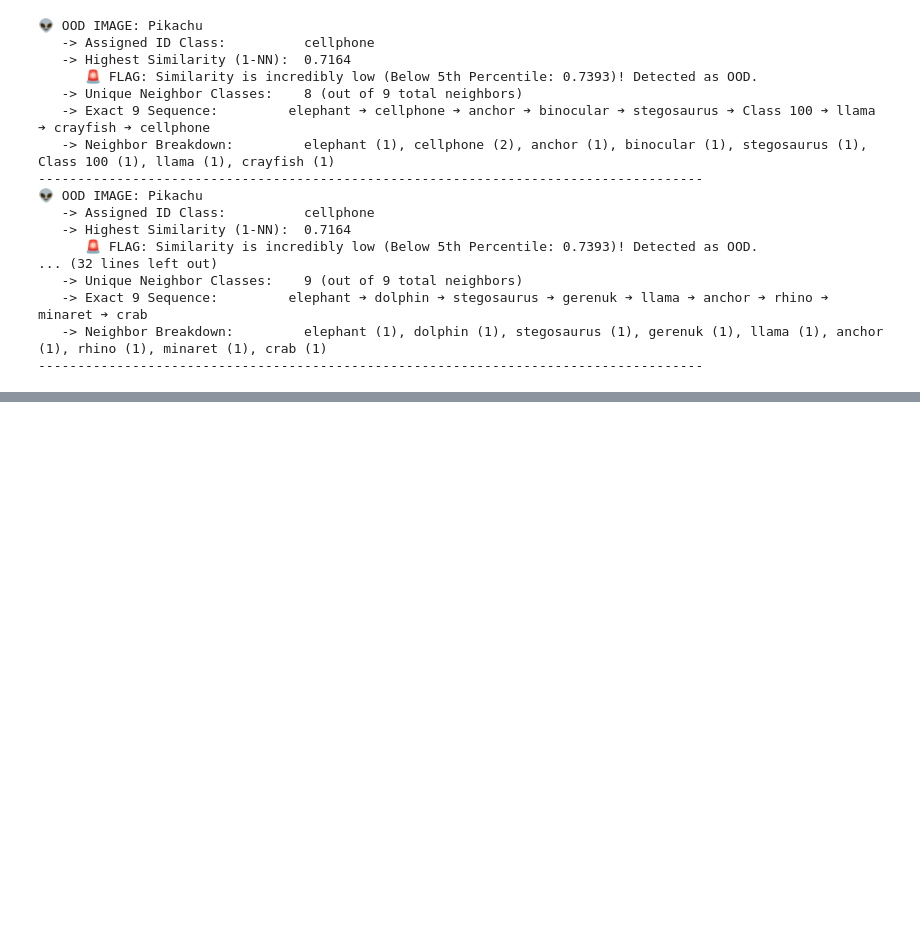
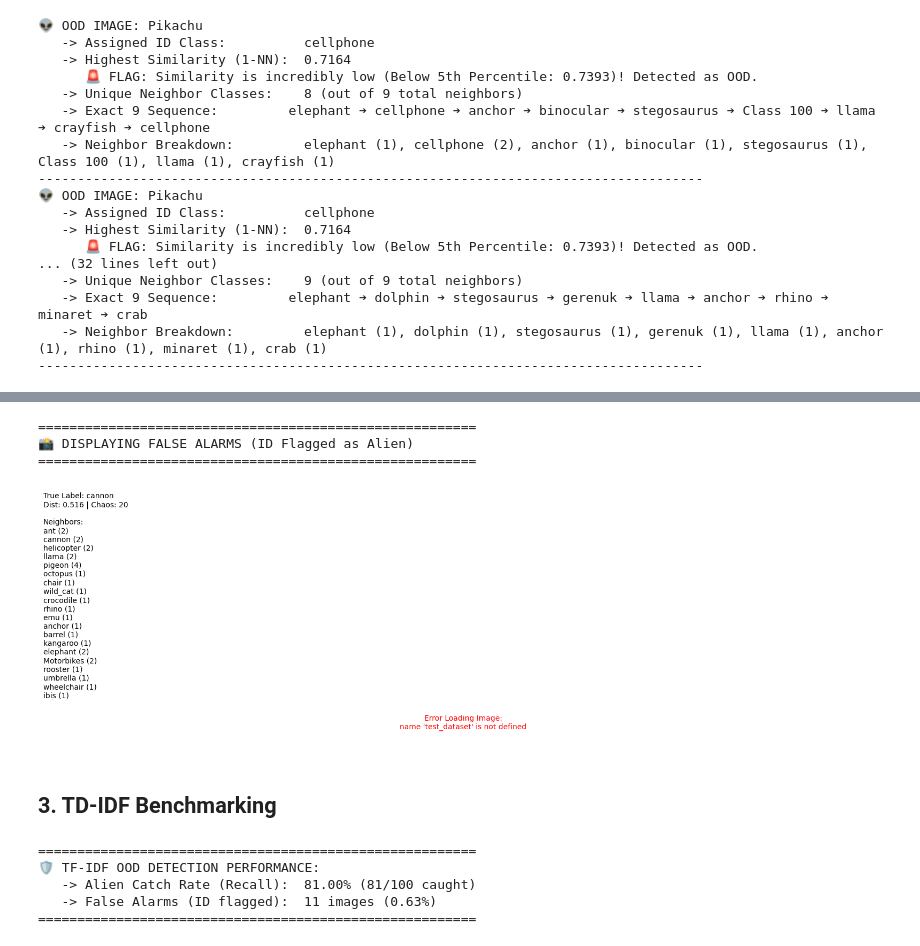
Before and after one commit to xMyrine/Obstacle-detection, a Jupyter notebook: notes/m13_OOD_KNN_Detection.ipynb, the cells around one changed output, grey strips where cells are left out. Cells and saved outputs as stored; diff of their text form; code cells hidden in the pictures; blank space fills up the shorter version.

Commit message:
Added benchmarking

```diff
--- a/notes/m13_OOD_KNN_Detection.ipynb
+++ b/notes/m13_OOD_KNN_Detection.ipynb
@@ -812,0 +1136,43 @@ for o_idx, ood_name in enumerate(ood_names):
+# %%
+if len(false_alarm_details) > 0:
+    print("\n========================================================")
+    print(f"📸 DISPLAYING FALSE ALARMS (ID Flagged as Alien)")
+    print("========================================================")
+
+    num_to_show = len(false_alarm_details)
+    fig, axes = plt.subplots(1, num_to_show, figsize=(16, 5))
+    if num_to_show == 1: axes = [axes]
+
+    for ax, alarm in zip(axes, false_alarm_details):
+        idx = alarm['index']
+        true_cls_name = get_class_name(alarm['true_class'])
+
+        neighbor_counts = Counter(alarm['neighbors'])
+        breakdown_str = "\n".join([f"{get_class_name(c)} ({cnt})" for c, cnt in neighbor_counts.items()])
+
+        try:
+            # 👇 CHANGE 'test_dataset' TO YOUR ACTUAL VARIABLE NAME 👇
+            raw_data = test_dataset[idx]
+            img = raw_data[0] if isinstance(raw_data, tuple) else raw_data
+
+            if isinstance(img, torch.Tensor):
+                img = img.cpu().permute(1, 2, 0).numpy()
+                img = np.clip(img, 0, 1)
+
+            ax.imshow(img)
+        except Exception as e:
+            ax.text(0.5, 0.5, f"Error Loading Image:\n{e}", ha='center', va='center', wrap=True, fontsize=10, color='red')
+
+        title = f"True Label: {true_cls_name}\nDist: {alarm['dist']:.3f} | Chaos: {alarm['chaos']}\n\nNeighbors:\n{breakdown_str}"
+        ax.set_title(title, fontsize=10, loc='left')
+        ax.axis('off')
+
+    plt.tight_layout()
+    plt.show()
+# %% [output]
+========================================================
+📸 DISPLAYING FALSE ALARMS (ID Flagged as Alien)
+========================================================
+[figure, added]
+# %% [markdown]
+## **3. TD-IDF Benchmarking**
@@ -812,0 +1273,18 @@ for o_idx, ood_name in enumerate(ood_names):
+# %%
+# ==========================================
+# 🏆 4. THE ADVANCED STATISTICS REPORT
+# ==========================================
+total_id = len(test_hists)
+total_ood = len(frank_hists)
+
+print("========================================================")
+print("🛡️ TF-IDF OOD DETECTION PERFORMANCE:")
+print(f"   -> Alien Catch Rate (Recall):  {(correctly_flagged_ood/total_ood)*100:.2f}% ({correctly_flagged_ood}/{total_ood} caught)")
+print(f"   -> False Alarms (ID flagged):  {false_alarms_id} images ({(false_alarms_id/total_id)*100:.2f}%)")
+print("========================================================")
+# %% [output]
+========================================================
+🛡️ TF-IDF OOD DETECTION PERFORMANCE:
+   -> Alien Catch Rate (Recall):  81.00% (81/100 caught)
+   -> False Alarms (ID flagged):  11 images (0.63%)
+========================================================
```
Also changed, not shown: parts of 42 cells of this notebook.
